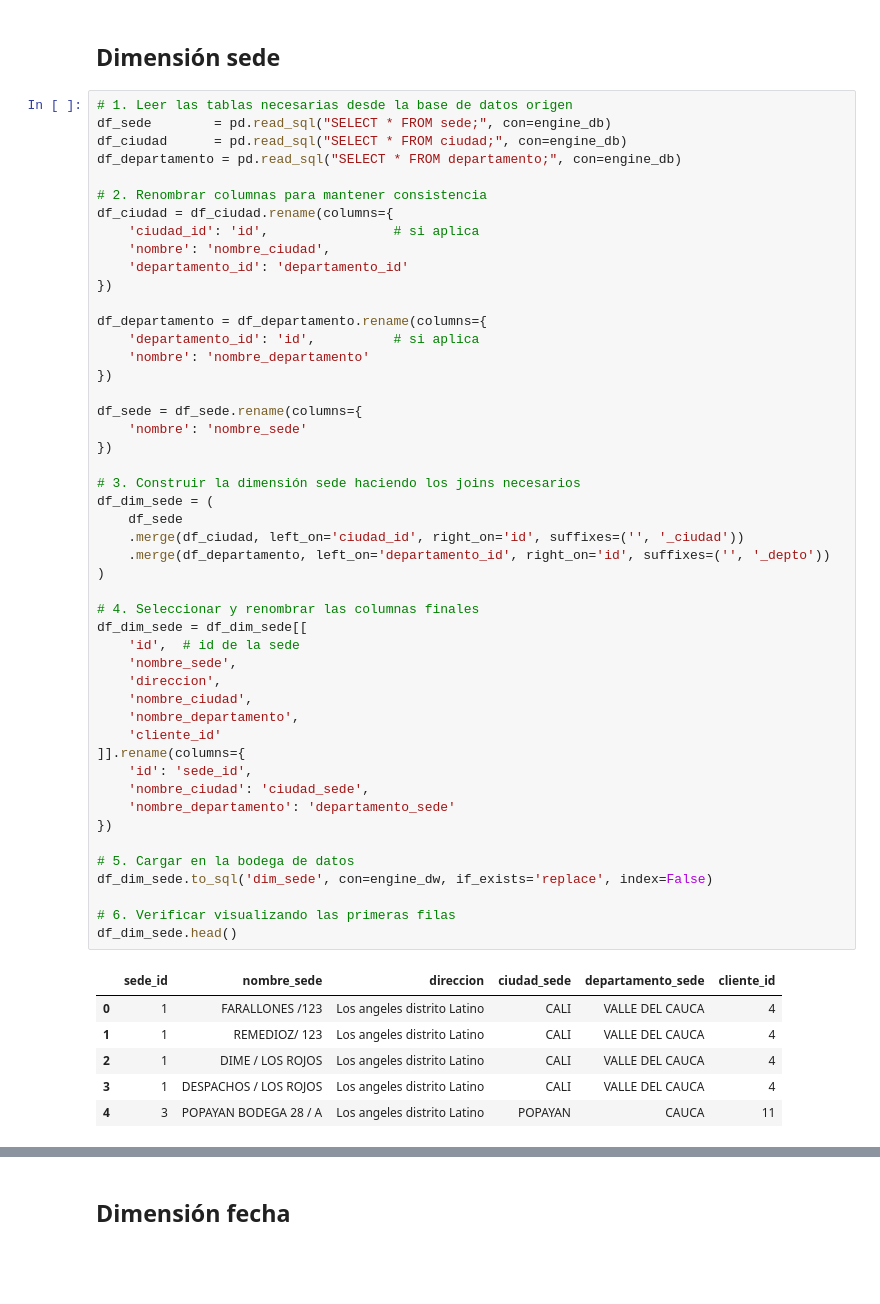
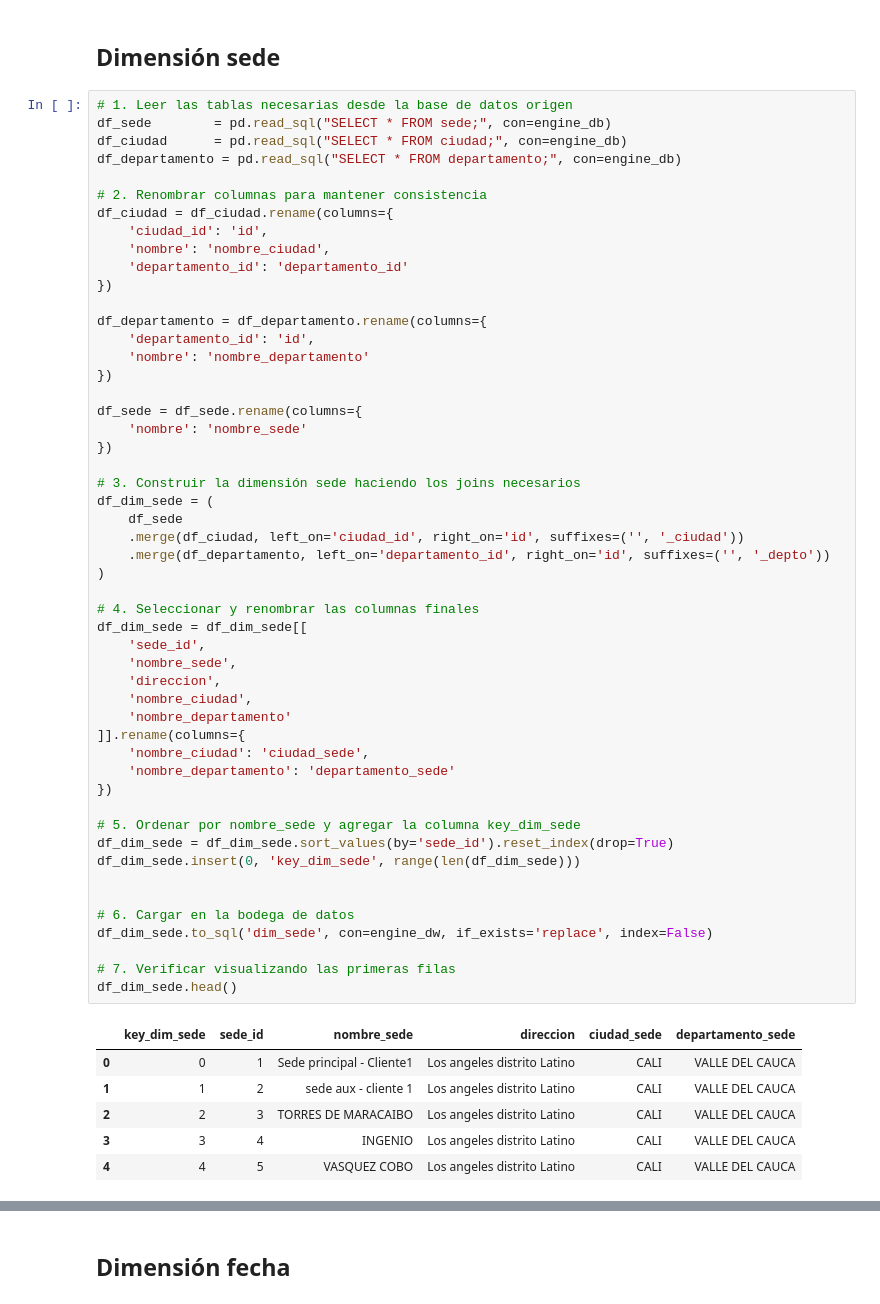
Before and after one commit to AndresIsCoding/Proyecto-ciencia-de-datos, a Jupyter notebook: ETL.ipynb, the cells around one changed output, grey strips where cells are left out. Cells and saved outputs as stored; diff of their text form; blank space fills up the shorter version.

```diff
--- a/ETL.ipynb
+++ b/ETL.ipynb
@@ -205,50 +178,53 @@ df_departamento = pd.read_sql("SELECT * FROM departamento;", con=engine_db)
 
 # 2. Renombrar columnas para mantener consistencia
 df_ciudad = df_ciudad.rename(columns={
-    'ciudad_id': 'id',                # si aplica
+    'ciudad_id': 'id',
     'nombre': 'nombre_ciudad',
     'departamento_id': 'departamento_id'
 })
 
 df_departamento = df_departamento.rename(columns={
-    'departamento_id': 'id',          # si aplica
+    'departamento_id': 'id',
     'nombre': 'nombre_departamento'
 })
 
 df_sede = df_sede.rename(columns={
     'nombre': 'nombre_sede'
 })
 
 # 3. Construir la dimensión sede haciendo los joins necesarios
 df_dim_sede = (
     df_sede
     .merge(df_ciudad, left_on='ciudad_id', right_on='id', suffixes=('', '_ciudad'))
     .merge(df_departamento, left_on='departamento_id', right_on='id', suffixes=('', '_depto'))
 )
 
 # 4. Seleccionar y renombrar las columnas finales
 df_dim_sede = df_dim_sede[[
-    'id',  # id de la sede
+    'sede_id',
     'nombre_sede',
     'direccion',
     'nombre_ciudad',
-    'nombre_departamento',
-    'cliente_id'
+    'nombre_departamento'
 ]].rename(columns={
-    'id': 'sede_id',
     'nombre_ciudad': 'ciudad_sede',
     'nombre_departamento': 'departamento_sede'
 })
 
-# 5. Cargar en la bodega de datos
+# 5. Ordenar por nombre_sede y agregar la columna key_dim_sede
+df_dim_sede = df_dim_sede.sort_values(by='sede_id').reset_index(drop=True)
+df_dim_sede.insert(0, 'key_dim_sede', range(len(df_dim_sede)))
+
+
+# 6. Cargar en la bodega de datos
 df_dim_sede.to_sql('dim_sede', con=engine_dw, if_exists='replace', index=False)
 
-# 6. Verificar visualizando las primeras filas
+# 7. Verificar visualizando las primeras filas
 df_dim_sede.head()
 # %% [output]
-|  | sede_id | nombre_sede | direccion | ciudad_sede | departamento_sede | cliente_id |
-| 0 | 1 | FARALLONES /123 | Los angeles distrito Latino | CALI | VALLE DEL CAUCA | 4 |
-| 1 | 1 | REMEDIOZ/ 123 | Los angeles distrito Latino | CALI | VALLE DEL CAUCA | 4 |
-| 2 | 1 | DIME / LOS ROJOS | Los angeles distrito Latino | CALI | VALLE DEL CAUCA | 4 |
-| 3 | 1 | DESPACHOS / LOS ROJOS | Los angeles distrito Latino | CALI | VALLE DEL CAUCA | 4 |
-| 4 | 3 | POPAYAN BODEGA 28 / A | Los angeles distrito Latino | POPAYAN | CAUCA | 11 |
+|  | key_dim_sede | sede_id | nombre_sede | direccion | ciudad_sede | departamento_sede |
+| 0 | 0 | 1 | Sede principal - Cliente1 | Los angeles distrito Latino | CALI | VALLE DEL CAUCA |
+| 1 | 1 | 2 | sede aux - cliente 1 | Los angeles distrito Latino | CALI | VALLE DEL CAUCA |
+| 2 | 2 | 3 | TORRES DE MARACAIBO | Los angeles distrito Latino | CALI | VALLE DEL CAUCA |
+| 3 | 3 | 4 | INGENIO | Los angeles distrito Latino | CALI | VALLE DEL CAUCA |
+| 4 | 4 | 5 | VASQUEZ COBO | Los angeles distrito Latino | CALI | VALLE DEL CAUCA |
```
Also changed, not shown: parts of 13 cells of this notebook.
